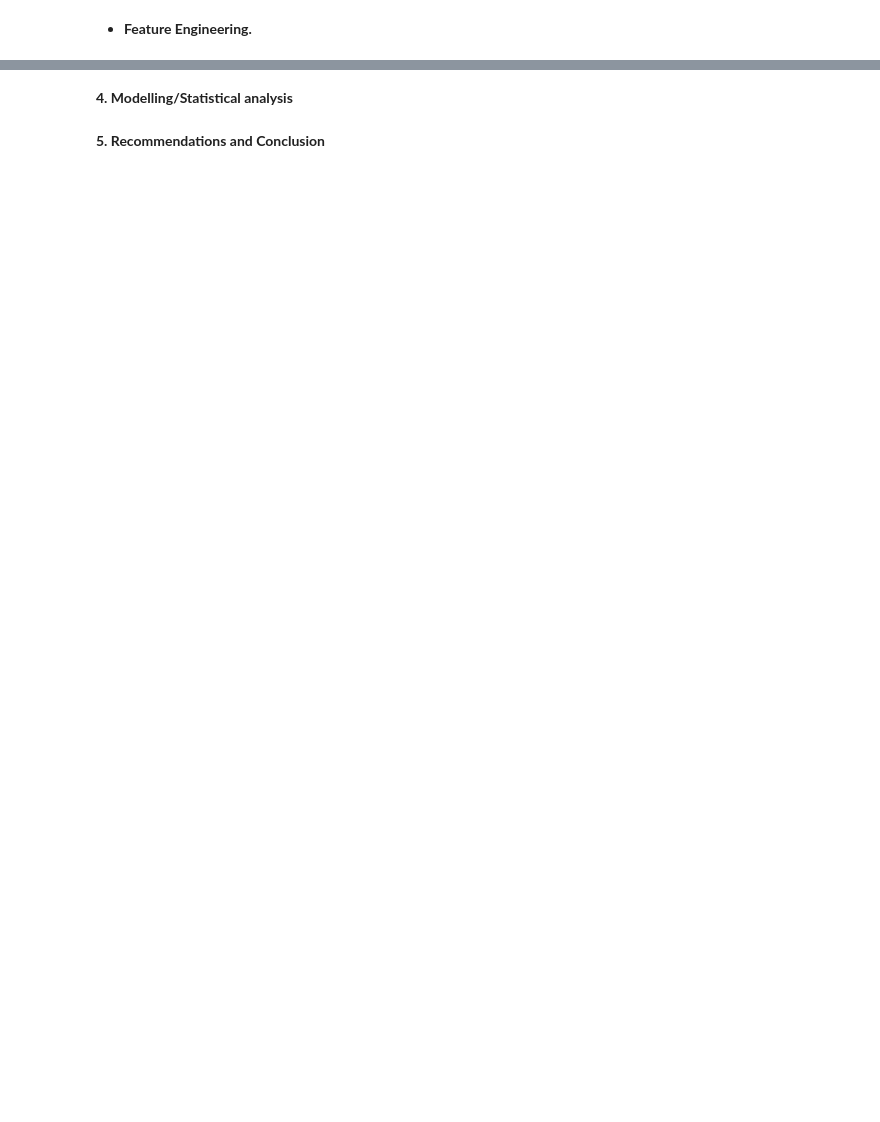
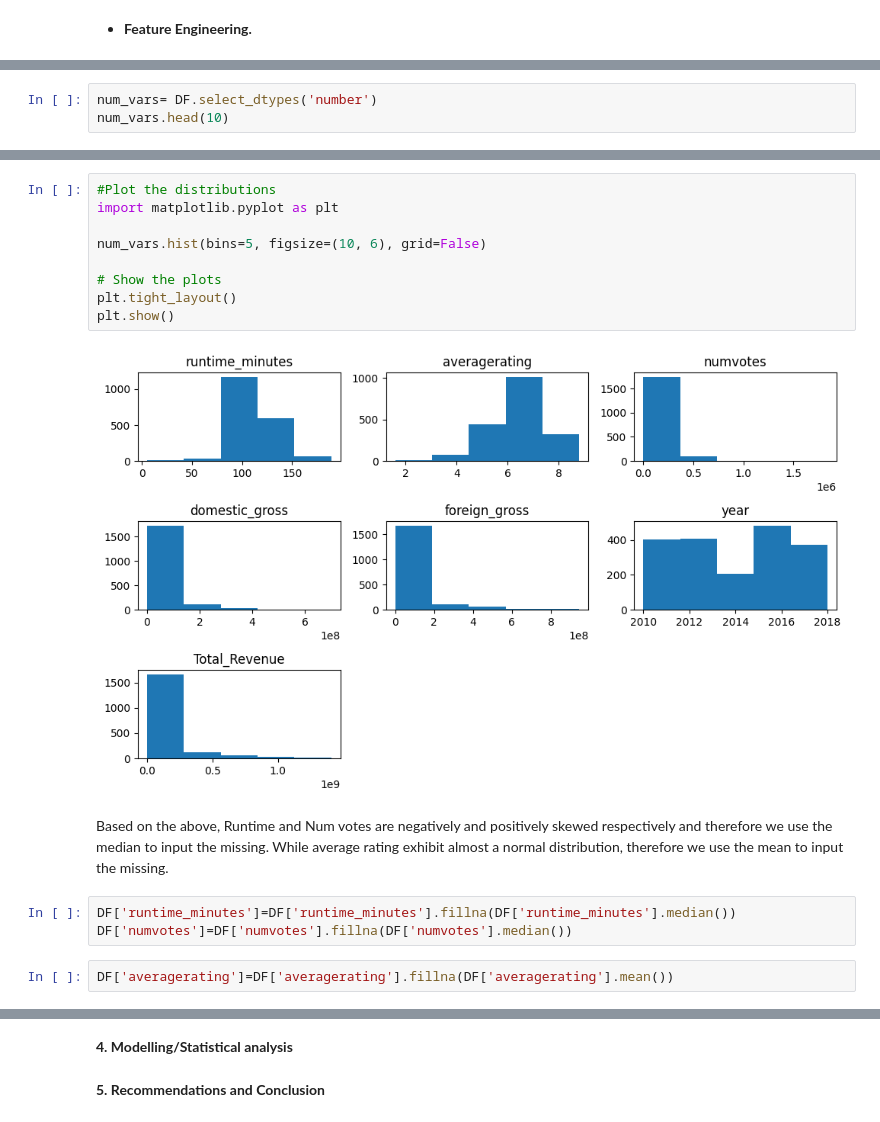
Before and after one commit to JoelKy-coder/Group_one_Phase_Two_Project, a Jupyter notebook: Group one phase 2.ipynb, the cells around one changed output, grey strips where cells are left out. Drawn from its saved outputs; the diff is of its cells as text; blank space fills up the shorter version.

```diff
--- a/Group one phase 2.ipynb
+++ b/Group one phase 2.ipynb
@@ -413,0 +414,3 @@ dtype: int64
+# %%
+num_vars= DF.select_dtypes('number')
+num_vars.head(10)
@@ -413,0 +429,18 @@ dtype: int64
+# %%
+#Plot the distributions
+import matplotlib.pyplot as plt
+
+num_vars.hist(bins=5, figsize=(10, 6), grid=False)
+
+# Show the plots
+plt.tight_layout()
+plt.show()
+# %% [output]
+[figure, added]
+# %% [markdown]
+Based on the above, Runtime and Num votes are negatively and positively skewed respectively and therefore we use the median to input the missing. While average rating exhibit almost a normal distribution, therefore we use the mean to input the missing.
+# %%
+DF['runtime_minutes']=DF['runtime_minutes'].fillna(DF['runtime_minutes'].median())
+DF['numvotes']=DF['numvotes'].fillna(DF['numvotes'].median())
+# %%
+DF['averagerating']=DF['averagerating'].fillna(DF['averagerating'].mean())
```
Also changed, not shown: parts of 10 cells of this notebook.
